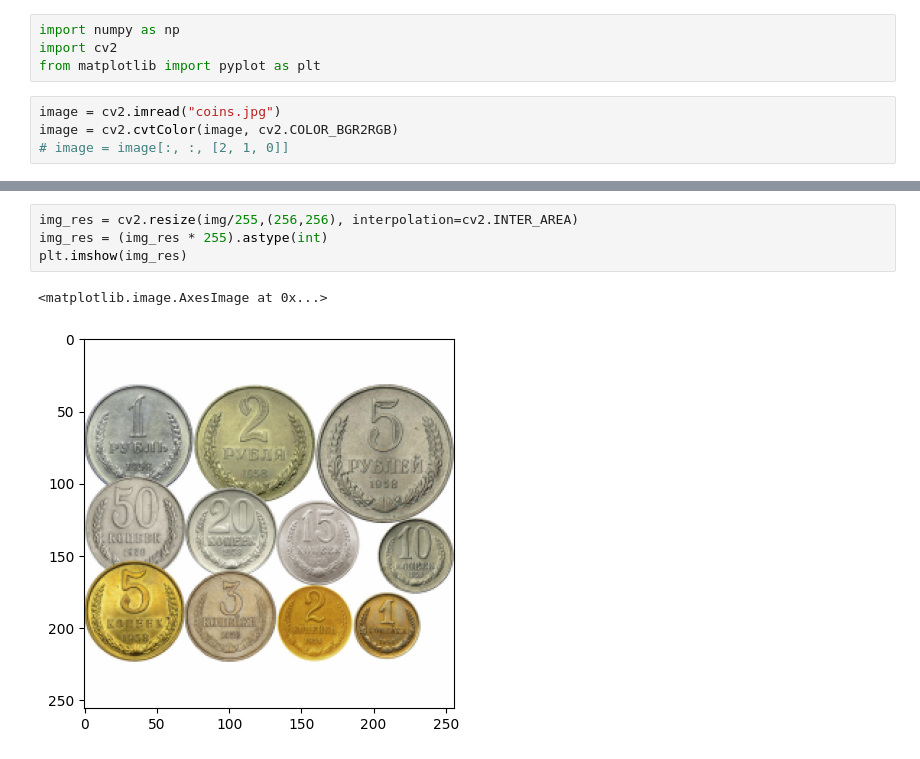
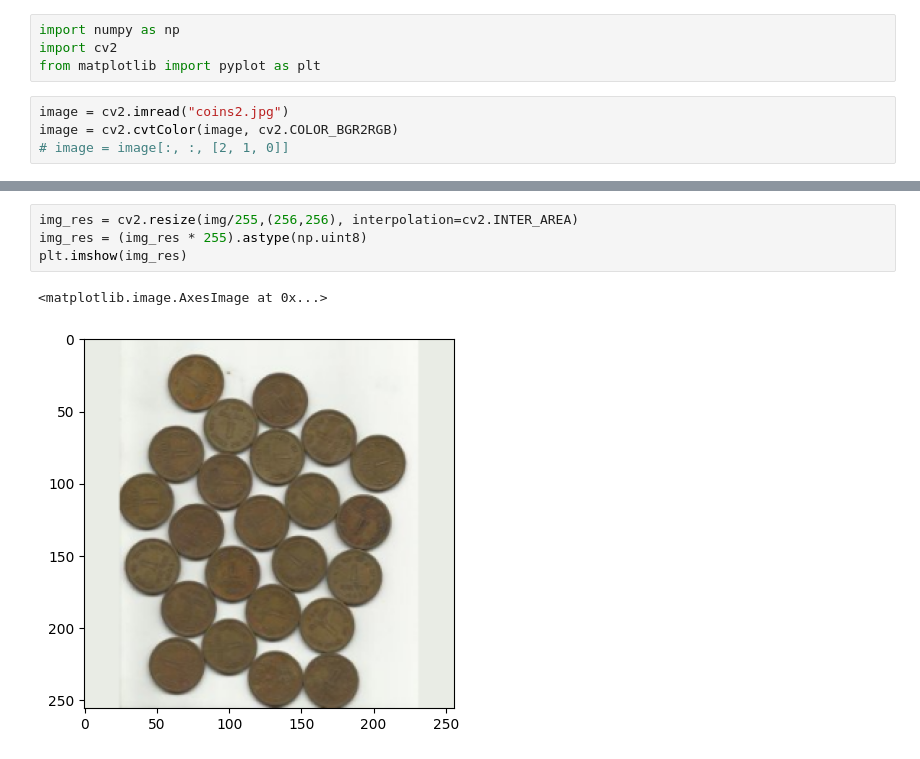
Before and after one commit to Dezzelshipc/CompMath, a Jupyter notebook: sem7-ai-systems/lab1/lab1.ipynb, the cells around one changed output, grey strips where cells are left out. Drawn from its saved outputs; the diff is of its cells as text.

```diff
--- a/sem7-ai-systems/lab1/lab1.ipynb
+++ b/sem7-ai-systems/lab1/lab1.ipynb
@@ -3,7 +3,7 @@ import numpy as np
 import cv2
 from matplotlib import pyplot as plt
 # %%
-image = cv2.imread("coins.jpg")
+image = cv2.imread("coins2.jpg")
 image = cv2.cvtColor(image, cv2.COLOR_BGR2RGB)
 # image = image[:, :, [2, 1, 0]]
 # %%
@@ -28,8 +28,8 @@ plt.imshow(img)
 # %%
 img_res = cv2.resize(img/255,(256,256), interpolation=cv2.INTER_AREA)
-img_res = (img_res * 255).astype(int)
+img_res = (img_res * 255).astype(np.uint8)
 plt.imshow(img_res)
 # %% [output]
 <matplotlib.image.AxesImage at 0x...>
-[figure, old version]
+[figure, new version]
 # %%
```
Also changed, not shown: parts of 14 cells of this notebook, 8 other files.
